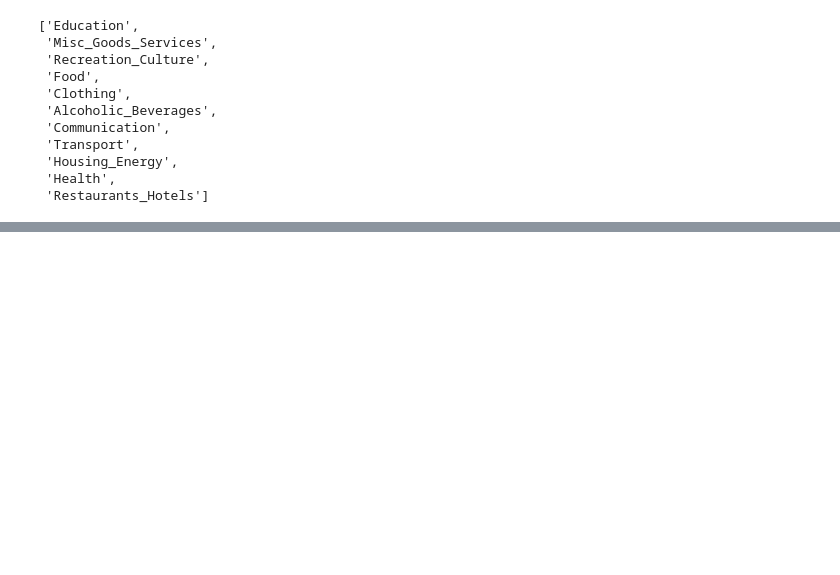
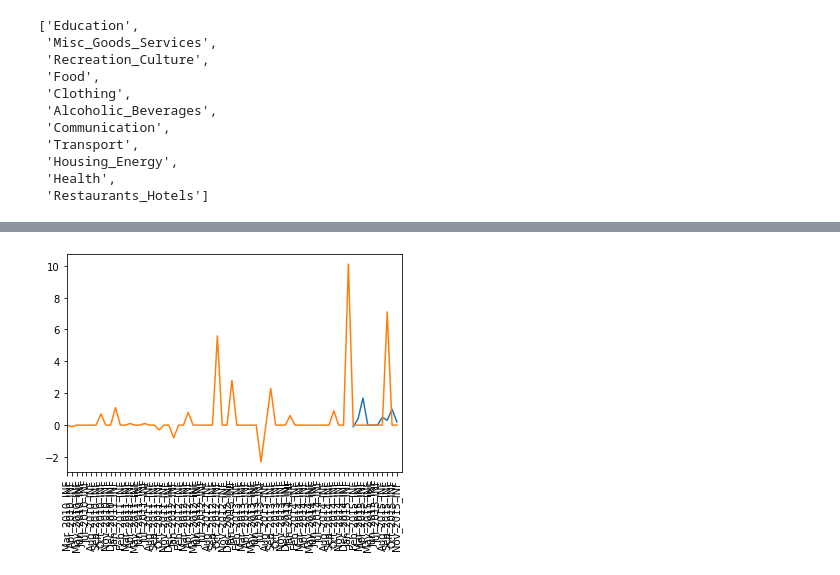
Before and after one commit to camelo-cruz/global_inflation_analyser, a Jupyter notebook: bin/dummynb.ipynb, the cells around one changed output, grey strips where cells are left out. Cells and saved outputs as stored; diff of their text form; code cells hidden in the pictures; blank space fills up the shorter version.

```diff
--- a/bin/dummynb.ipynb
+++ b/bin/dummynb.ipynb
@@ -114,0 +105,7 @@ north_america
+# %%
+plt.plot(inflation_data.columns.values.tolist()[1:],inflation_data.loc["Iraq"][1:]);
+plt.plot(inflation_data.columns.values.tolist()[1:],inflation_data.loc["Qatar"][1:]);
+plt.xticks(rotation=90);
+plt.xlim(1,len(inflation_data.columns.values.tolist()[1:]));
+# %% [output]
+[figure, added]
```
Also changed, not shown: parts of 9 cells of this notebook, 1 other file.
